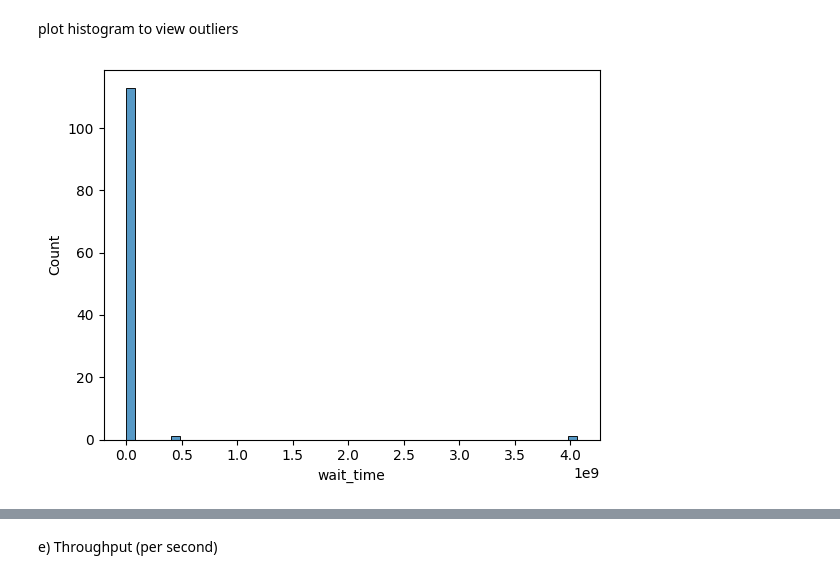
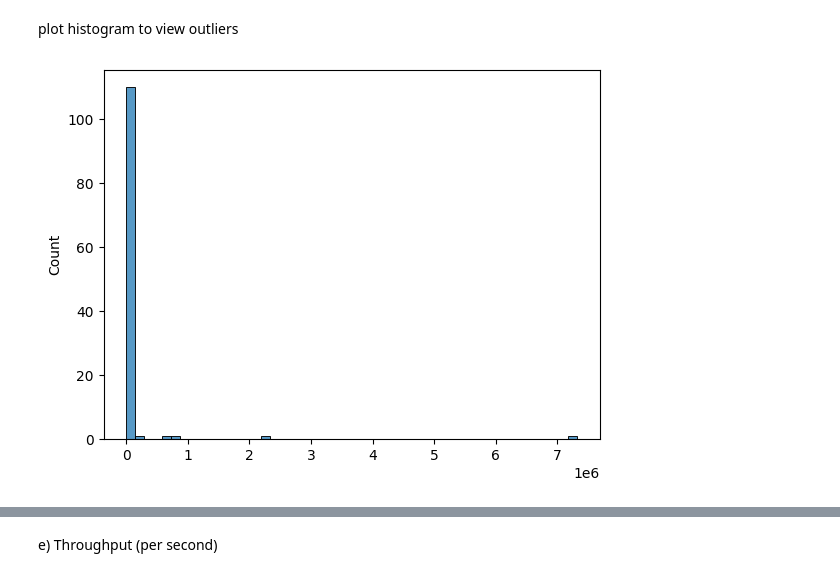
Before and after one commit to ash-111/Technical-Assignment---April-5, a Jupyter notebook: Code_v2.ipynb, the cells around one changed output, grey strips where cells are left out. Cells and saved outputs as stored; diff of their text form; code cells hidden in the pictures.

Commit message:
Reinterpreted Question
Changed answer to calculate statistics according to per task instead of combining all the tasks together

```diff
--- a/Code_v2.ipynb
+++ b/Code_v2.ipynb
@@ -117,6 +115,6 @@ First make a dataframe with the needed data:
 # %%
 df2 = df_StpFcEntries[['status_taken', 'wait_time', 'xmlflow_status']]
 df2 = df2[df2['status_taken'].str.contains('Y')]
-df2 = df2[['wait_time', 'xmlflow_status']]
+df2 = df2[['xmlflow_status', 'wait_time']]
 df2
 # %% [output]
@@ -155,0 +136,13 @@ df_waitTimePerTask
+# %%
+# Add the wait times of the entries under the same task
+
+# To calculate the average we need to know the number of entries per task.
+# To do this create an extra column of 1s. This is done so that when the row with
+# the same task are added together, we can see how many entries there were per task.
+
+# Using DataFrame.insert() to add a column
+df2.insert(2, "Ones", np.ones(df2.shape[0]), True)
+print(df2.head())
+
+df_waitTimePerTask = df2.groupby('xmlflow_status').sum()
+df_waitTimePerTask
@@ -155,0 +172,3 @@ df_waitTimePerTask
+# %%
+df_AverageWaitTimePerTask = df_waitTimePerTask['wait_time']/df_waitTimePerTask['Ones']
+df_AverageWaitTimePerTask
@@ -156,8 +189,7 @@ df_waitTimePerTask
 # %% [markdown]
 plot histogram to view outliers
 # %%
-sns.histplot(data= df_waitTimePerTask, x='wait_time', bins=50)
-
+sns.histplot(data= df_AverageWaitTimePerTask, bins=50)
 plt.show()
 # %% [output]
-[figure, old version]
+[figure, new version]
```
Also changed, not shown: parts of 30 cells of this notebook.
